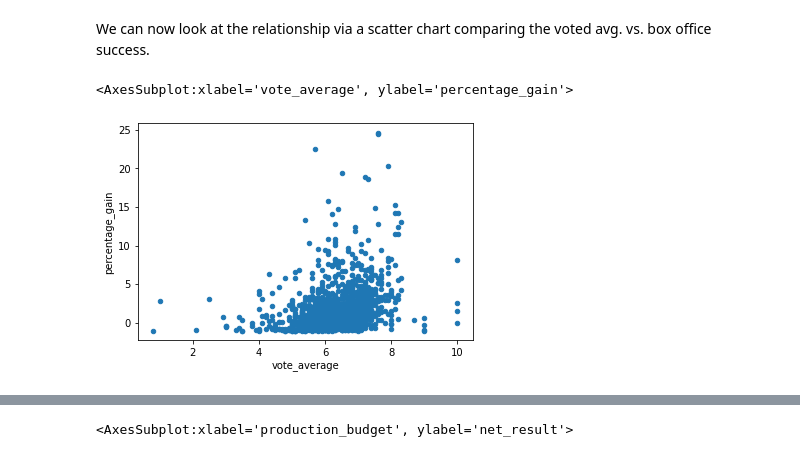
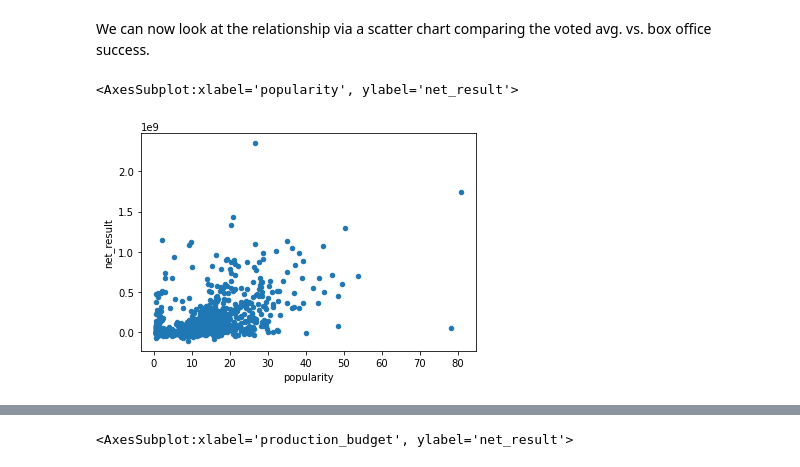
Before and after one commit to crosbyrh/dsc-phase-1-project-v2-4, a Jupyter notebook: student.ipynb, the cells around one changed output, grey strips where cells are left out. Saved outputs shown, nothing was run; the diff lists cells and outputs as text; code cells hidden in the pictures.

```diff
--- a/student.ipynb
+++ b/student.ipynb
@@ -295,7 +312,7 @@ memory usage: 888.7+ KB
 # %% [markdown]
 I wanted to clean up the table to show the key values we wanted to compare.
 # %%
-df15 = df14[['movie', 'production_budget', 'net_result', 'percentage_gain', 'genres','vote_average' ]]
+df15 = df14[['movie', 'production_budget', 'net_result', 'percentage_gain', 'genres','vote_average' , 'popularity']]
 df_cleaned = df15[df15['production_budget'] >= 10000000]
 df_cleaner = df_cleaned.drop_duplicates(['movie'])
 df_cleaner.head(20)
@@ -320,7 +337,7 @@ df_cleaner.head(20)
 # %% [markdown]
 We can now look at the relationship via a scatter chart comparing the voted avg. vs. box office success.
 # %%
-df_cleaner.plot.scatter(x = 'vote_average', y = 'percentage_gain')
+df_cleaner.plot.scatter(x = 'popularity', y = 'net_result')
 # %% [output]
-<AxesSubplot:xlabel='vote_average', ylabel='percentage_gain'>
+<AxesSubplot:xlabel='popularity', ylabel='net_result'>
-[figure, old version]
+[figure, new version]
```
Also changed, not shown: parts of 10 cells of this notebook.
